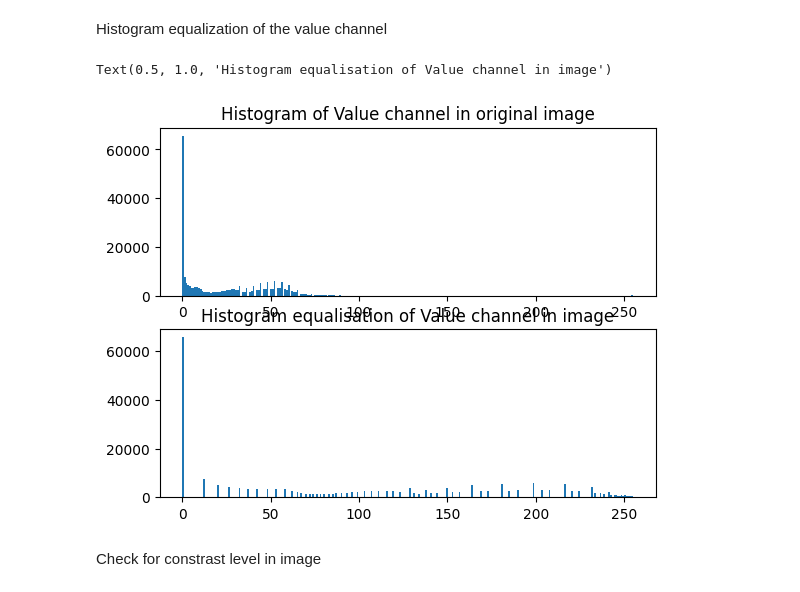
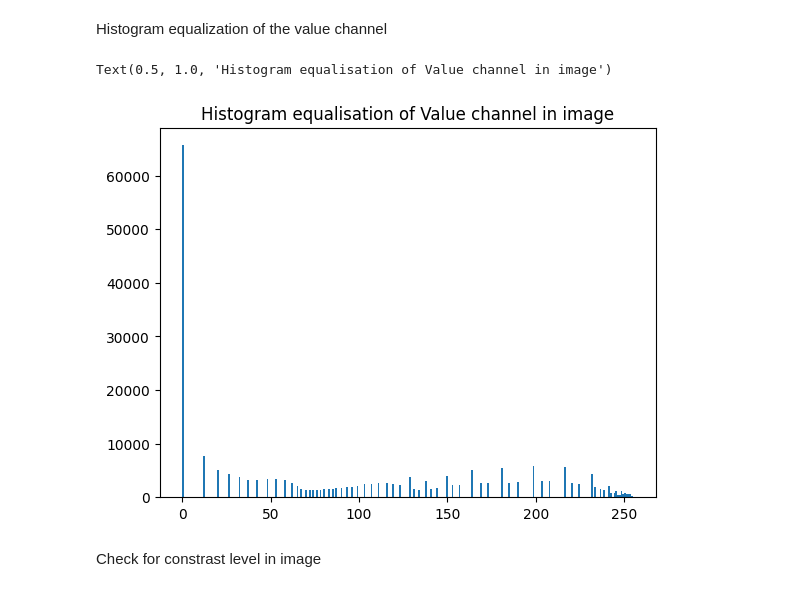
Before and after one commit to eaguiraud/34269_computer_imaging_and_spectroscopy, a Jupyter notebook: low_light_enhancement/histtest.ipynb, the cells around one changed output. Drawn from its saved outputs; the diff is of its cells as text; code cells hidden in the pictures.

```diff
--- a/low_light_enhancement/histtest.ipynb
+++ b/low_light_enhancement/histtest.ipynb
@@ -30,18 +30,13 @@ Histogram equalization of the value channel
 # %%
 V_hist = cv.equalizeHist(V)
 
 plt.figure()
 
-plt.subplot(2, 1, 1)
-plt.hist(V.ravel(), bins = 256)
-plt.title("Histogram of Value channel in original image")
-
-plt.subplot(2, 1, 2)
 plt.hist(V_hist.ravel(), bins = 256)
 plt.title("Histogram equalisation of Value channel in image")
 # %% [output]
 Text(0.5, 1.0, 'Histogram equalisation of Value channel in image')
-[figure, old version]
+[figure, new version]
 # %% [markdown]
 Check for constrast level in image
 # %%
```
Also changed, not shown: parts of 2 cells of this notebook, 1 other file.
